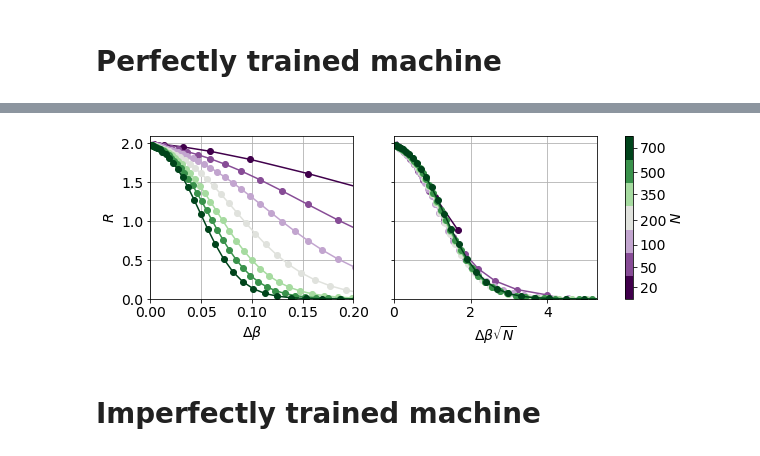
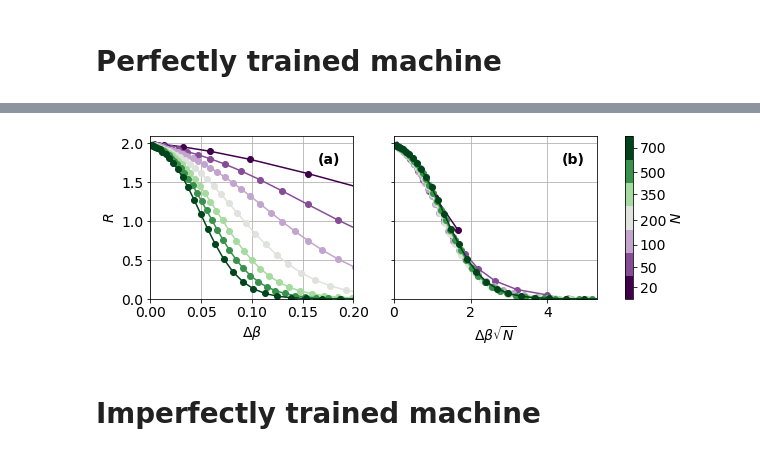
Before and after one commit to Laplaxe/MonteCarloGA_CW, a Jupyter notebook: Code/first_passages.ipynb, the cells around one changed output, grey strips where cells are left out. Drawn from its saved outputs; the diff is of its cells as text; code cells hidden in the pictures.

```diff
--- a/Code/first_passages.ipynb
+++ b/Code/first_passages.ipynb
@@ -628,38 +627,41 @@ fig, axs = plt.subplots(1, 2, figsize=(10, 3), sharey=True)
 for i, results in enumerate(all_results):
     results = np.array(results)
     # Left subplot: original x-axis (Δβ)
-    axs[0].plot(results[:, 0], results[:, -1],
+    axs[0].plot(results[:, 0]-1, results[:, -1],
                 marker="o", alpha=1, color=discrete_colors[i])
     # Right subplot: x-axis scaled by √N
-    axs[1].plot((results[:, 0]) * np.sqrt(Ns[i]), results[:, -1],
+    axs[1].plot((results[:, 0]-1) * np.sqrt(Ns[i]), results[:, -1],
                 marker="o", alpha=1, color=discrete_colors[i])
 
 # Formatting for the left subplot.
 axs[0].set_xlabel(r'$\Delta \beta$', fontsize=14)
 axs[0].set_ylabel(r'$R$', fontsize=14)
 axs[0].tick_params(labelsize=14)
 axs[0].grid(True)
 axs[0].set_xlim(0, 0.20)
 axs[0].set_ylim(0, None)
 
 # Formatting for the right subplot.
 axs[1].set_xlabel(r'$\Delta \beta \sqrt{N}$', fontsize=14)
 #axs[1].set_ylabel(r'$R$', fontsize=14)
 axs[1].tick_params(labelsize=14)
 axs[1].grid(True)
 axs[1].set_xlim(0, 0.20 * np.sqrt(max(Ns)))
 axs[1].set_ylim(0, None)
 
+axs[0].text(0.825, 0.9, "(a)", transform=axs[0].transAxes, fontsize=14, verticalalignment='top', fontweight='bold')
+axs[1].text(0.825, 0.9, "(b)", transform=axs[1].transAxes, fontsize=14, verticalalignment='top', fontweight='bold')
+
 # Add a common discretized colorbar.
 cbar = fig.colorbar(sm, ax=axs.ravel().tolist(), boundaries=boundaries, ticks=Ns)
 cbar.set_label(r'$N$', fontsize=14)
 cbar.ax.tick_params(labelsize=14)
 
 #plt.tight_layout()
 plt.savefig(f"../Plots/FPS_diffDB.pdf", bbox_inches='tight')
 plt.show()
 # %% [output]
-[figure, old version]
+[figure, new version]
 # %% [markdown]
 # Imperfectly trained machine
 # %% [markdown]
```
Also changed, not shown: parts of 1 cell of this notebook, 1 other file.
